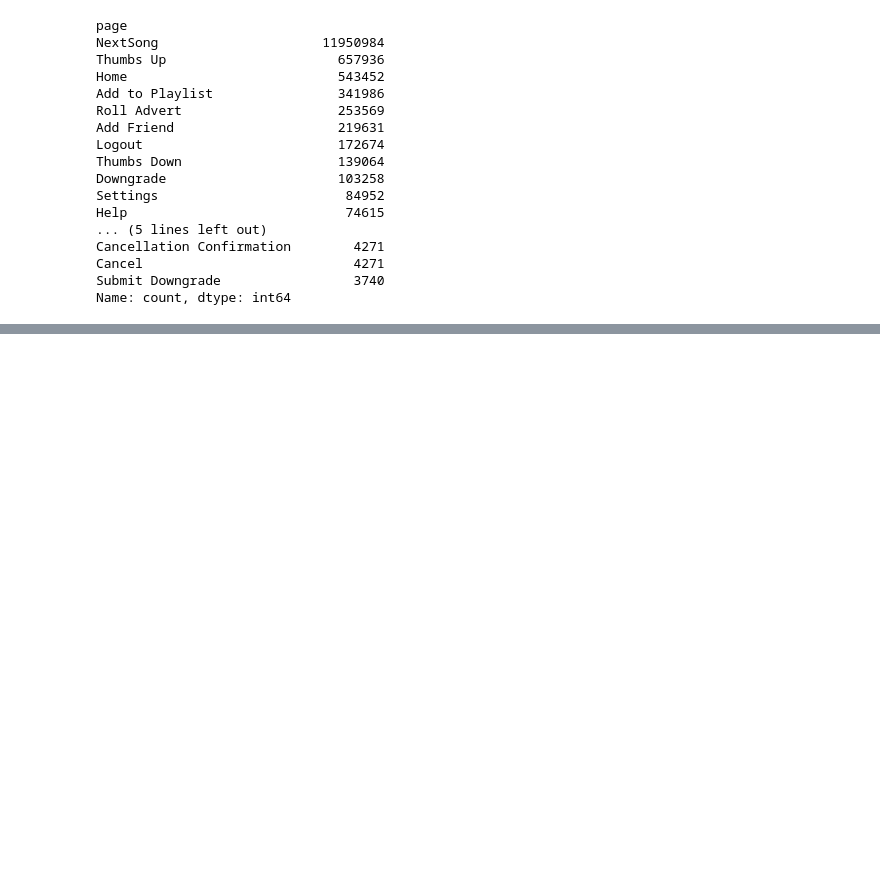
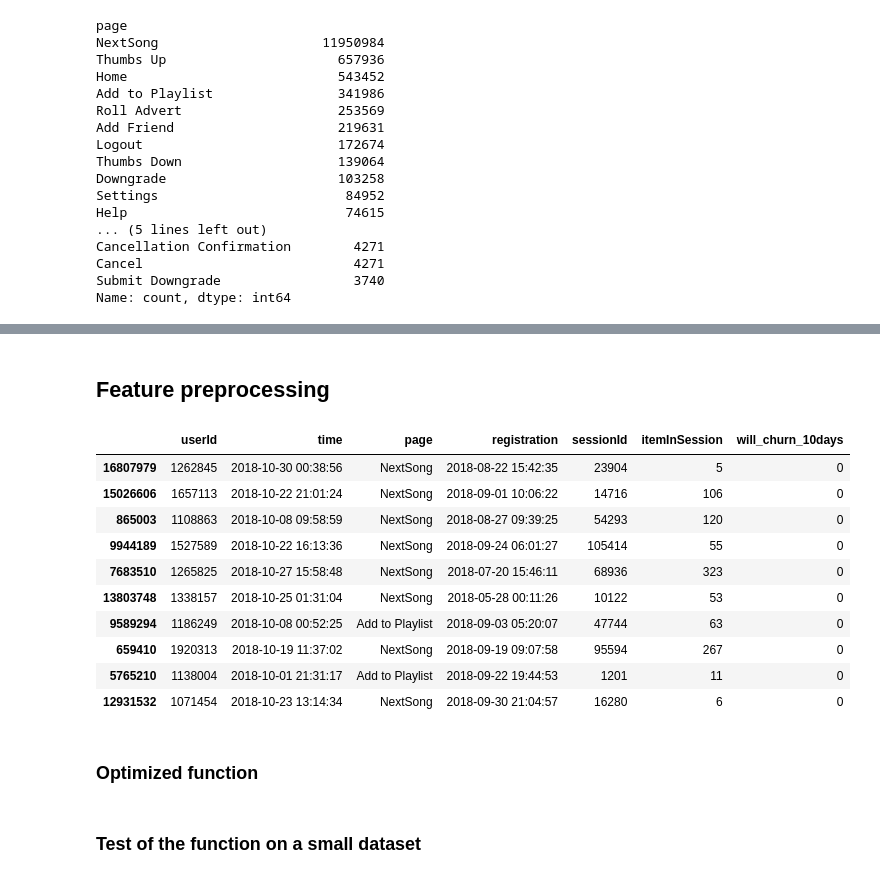
Before and after one commit to MaximilienLuc/Churn-prediction, a Jupyter notebook: Olivier.ipynb, the cells around one changed output, grey strips where cells are left out. Saved outputs shown, nothing was run; the diff lists cells and outputs as text; code cells hidden in the pictures; blank space fills up the shorter version.

```diff
--- a/Olivier.ipynb
+++ b/Olivier.ipynb
@@ -404,0 +206,2 @@ None
+# %% [markdown]
+## Feature preprocessing
@@ -404,0 +212,20 @@ None
+# %%
+# Selection of columns to simplify the dataset
+columns_selection = ['userId', 'time', 'page', 'registration', 'sessionId',
+              'itemInSession', 'will_churn_10days']
+sample_df_train = sample_df_train[columns_selection]
+sample_df_train.sample(10)
+# %% [output]
+|  | userId | time | page | registration | sessionId | itemInSession | will_churn_10days |
+| 16807979 | 1262845 | 2018-10-30 00:38:56 | NextSong | 2018-08-22 15:42:35 | 23904 | 5 | 0 |
+| 15026606 | 1657113 | 2018-10-22 21:01:24 | NextSong | 2018-09-01 10:06:22 | 14716 | 106 | 0 |
+| 865003 | 1108863 | 2018-10-08 09:58:59 | NextSong | 2018-08-27 09:39:25 | 54293 | 120 | 0 |
+| 9944189 | 1527589 | 2018-10-22 16:13:36 | NextSong | 2018-09-24 06:01:27 | 105414 | 55 | 0 |
+| 7683510 | 1265825 | 2018-10-27 15:58:48 | NextSong | 2018-07-20 15:46:11 | 68936 | 323 | 0 |
+| 13803748 | 1338157 | 2018-10-25 01:31:04 | NextSong | 2018-05-28 00:11:26 | 10122 | 53 | 0 |
+| 9589294 | 1186249 | 2018-10-08 00:52:25 | Add to Playlist | 2018-09-03 05:20:07 | 47744 | 63 | 0 |
+| 659410 | 1920313 | 2018-10-19 11:37:02 | NextSong | 2018-09-19 09:07:58 | 95594 | 267 | 0 |
+| 5765210 | 1138004 | 2018-10-01 21:31:17 | Add to Playlist | 2018-09-22 19:44:53 | 1201 | 11 | 0 |
+| 12931532 | 1071454 | 2018-10-23 13:14:34 | NextSong | 2018-09-30 21:04:57 | 16280 | 6 | 0 |
+# %% [markdown]
+### Optimized function
@@ -404,0 +422,2 @@ None
+# %% [markdown]
+### Test of the function on a small dataset
```
Also changed, not shown: parts of 13 cells of this notebook.
